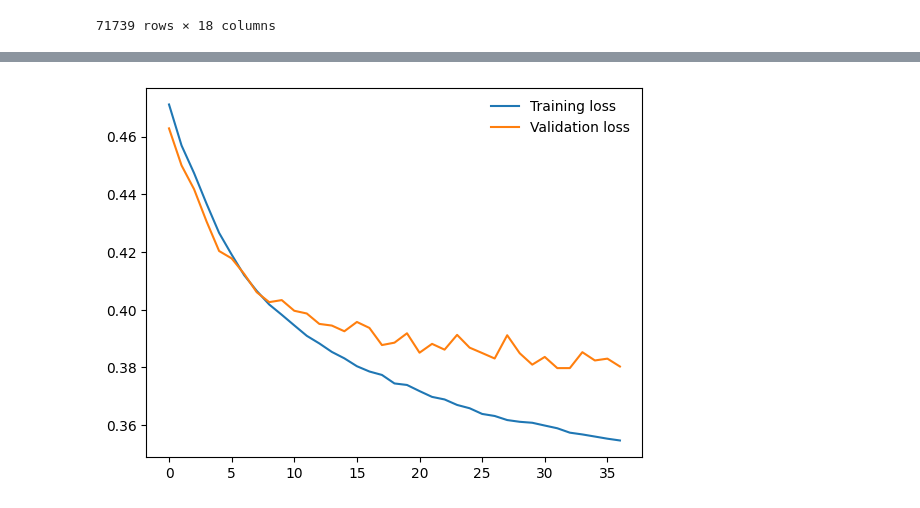
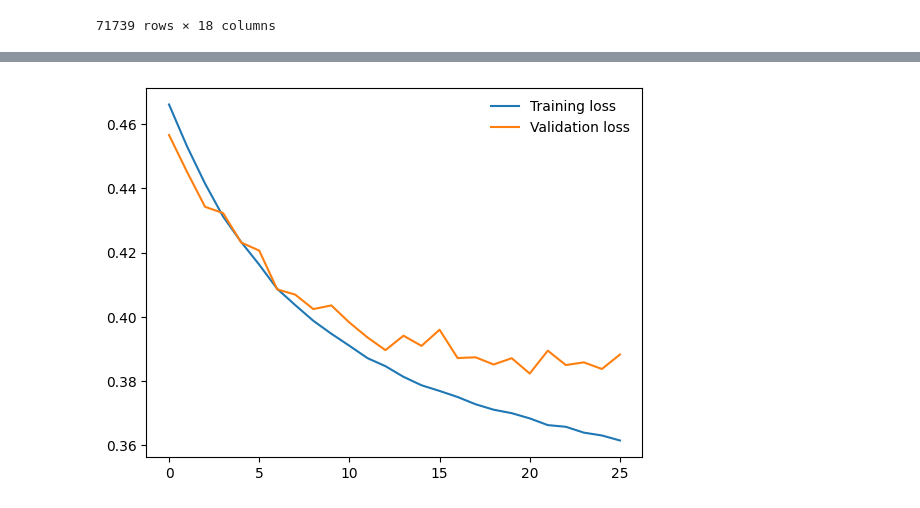
Before and after one commit to Linkkk01/INFO574_Group_Project, a Jupyter notebook: code/regression_analysis.ipynb, the cells around one changed output, grey strips where cells are left out. Drawn from its saved outputs; the diff is of its cells as text; code cells hidden in the pictures.

```diff
--- a/code/regression_analysis.ipynb
+++ b/code/regression_analysis.ipynb
@@ -137,7 +137,6 @@ X
 | 71738 | -1.11 | 0 | 0 | 0 | 0 | ... |
 71739 rows × 18 columns
 # %%
-import copy
 class EarlyStopping:
     """Early stops the training if validation loss doesn't improve after a given patience."""
     def __init__(self, patience=7, verbose=False, delta=0, path='checkpoint.pt'):
@@ -215,7 +214,6 @@ model = nn.Sequential(
     nn.Linear(64, 32),
     nn.ReLU(),
     nn.Linear(32,10),
-    nn.ReLU(),
     nn.Linear(10, 3),
     # nn.Softmax()
 )
@@ -275,3 +273,3 @@ Epoch: 37/1000  Training Loss: 0.354644         Validation Loss: 0.380296
 EarlyStopping counter: 5 out of 5
 Early stopping
-[figure, old version]
+[figure, new version]
```
Also changed, not shown: parts of 2 cells of this notebook, 3 other files.
